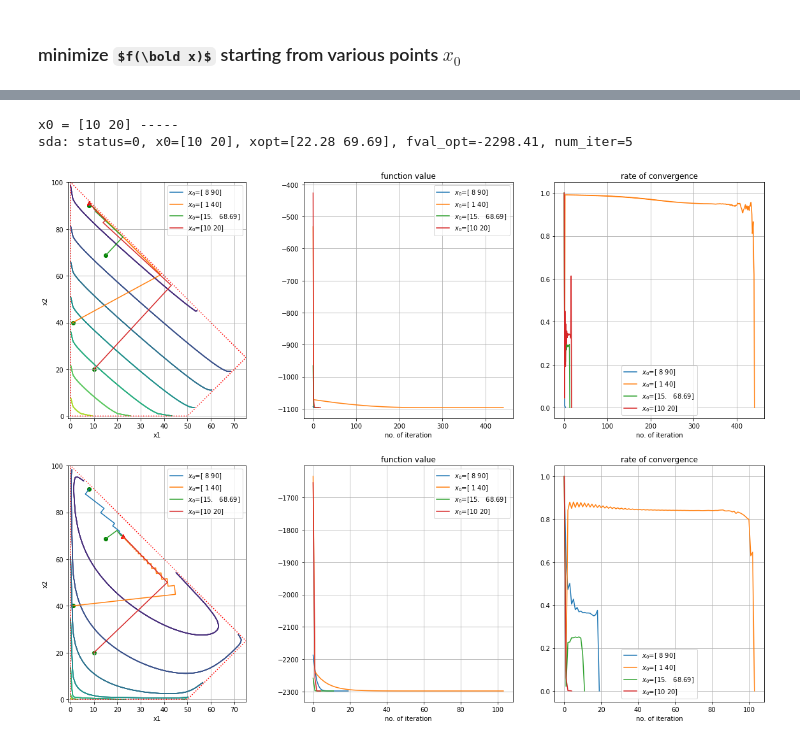
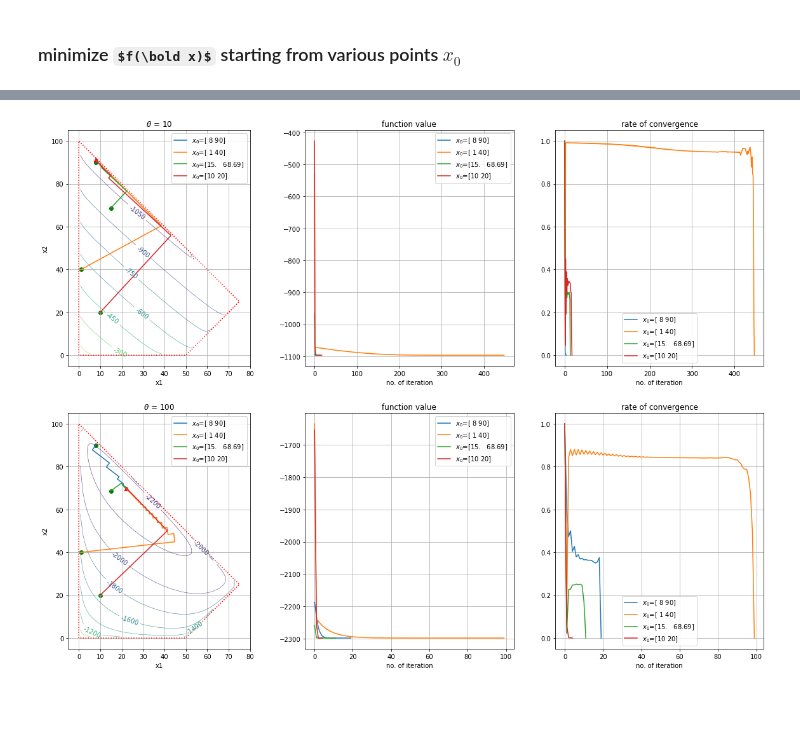
Before and after one commit to reingel/JSOPT, a Jupyter notebook: HW#1.ipynb, the cells around one changed output, grey strips where cells are left out. Cells and saved outputs as stored; diff of their text form; code cells hidden in the pictures; some formulas as TeX source; blank space fills up the shorter version.

```diff
--- a/HW#1.ipynb
+++ b/HW#1.ipynb
@@ -25,8 +25,8 @@ Q = Matrix([
 	[2, -1, 3]
 ])
 c = Vector([12, -47, -8])
-f = lambda x: 0.5 * x.T @ Q @ x + c @ x # an objective function f(x) (lambda function)
-gradf = lambda x: Q @ x + c # the gradient of f(x) (lambda function)
+f1 = lambda x: 0.5 * x.T @ Q @ x + c @ x
+gradf1 = lambda x: Q @ x + c
 # %% [markdown]
 ### minimize $f(\bold x)$ starting from various points $x_0$
 # %%
@@ -93,0 +114,2 @@ gradf = lambda x,th: np.array([-9+th*(1/(100-x[0]-x[1])-1/x[0]+1/(50-x[0]+x[1]))
+# %%
+f2_no_eps = lambda x,th: -9*x[0]-10*x[1]+th*(-np.log(100-x[0]-x[1])-np.log(x[0])-np.log(x[1])-np.log(50-x[0]+x[1]))
@@ -94,14 +131,12 @@ gradf = lambda x,th: np.array([-9+th*(1/(100-x[0]-x[1])-1/x[0]+1/(50-x[0]+x[1]))
 # %%
-
 def calc_alpha_max(x, d):
-    epsilon = 0.1
     alpha_max = 150
     if d[0] < 0:
-        alpha_max = min(alpha_max, (epsilon - x[0]) / d[0])
+        alpha_max = min(alpha_max, -x[0] / d[0])
     if d[1] < 0:
-        alpha_max = min(alpha_max, (epsilon - x[1]) / d[1])
+        alpha_max = min(alpha_max, -x[1] / d[1])
     if d[0] + d[1] > 0:
-        alpha_max = min(alpha_max, (100 - epsilon - x[0] - x[1]) / (d[0] + d[1]))
+        alpha_max = min(alpha_max, (100 - x[0] - x[1]) / (d[0] + d[1]))
     if d[0] - d[1] > 0:
-        alpha_max = min(alpha_max, (50 - epsilon - x[0] + x[1]) / (d[0] - d[1]))
+        alpha_max = min(alpha_max, (50 - x[0] + x[1]) / (d[0] - d[1]))
     return alpha_max
@@ -111,23 +144,34 @@ def calc_alpha_max(x, d):
 ### minimize $f(\bold x)$ starting from various points $x_0$
 # %%
 fig, ax = plt.subplots(2,3, figsize=(20,15))
+
 for k, th in enumerate([10, 100]): # iterate with two different parameters
 	print(f'th = {th} -----')
-	f_th = lambda x: f(x,th) # newly define a function of x only
-	gradf_th = lambda x: gradf(x,th)
 
-	ax[k][0].set_aspect(1.0)
-	ax[k][0].grid(True)
-	x = np.linspace(-1,75,75)
-	y = np.linspace(-1,100,100)
+	f_th = lambda x: f2(x,th) # define a function of x only
+	gradf_th = lambda x: gradf2(x,th)
+
+	ax[k,0].set_aspect(1.0)
+	ax[k,0].grid(True)
+	x = np.linspace(-5,80,75)
+	y = np.linspace(-5,105,100)
 	[xx, yy] = np.meshgrid(x, y)
 	zz = np.zeros_like(xx)
 	for i in range(len(x)):
 		for j in range(len(y)):
-			zz[j,i] = f_th(Vector((x[i],y[j])))
-	ax[k][0].plot([0, 0, 75, 50, 0], [0, 100, 25, 0, 0], linestyle='dotted', color='red')
-	ax[k][1].grid(True)
-	ax[k][2].grid(True)
+			zz[j,i] = f2_no_eps(Vector((x[i],y[j])),th) # f(x) without eps is used
+	cnt = ax[k,0].contour(xx, yy, zz, linewidths=0.5)
+	ax[k,0].clabel(cnt, fmt='%.0f')
+	ax[k,0].plot([0, 0, 75, 50, 0], [0, 100, 25, 0, 0], linestyle='dotted', color='red') # draw the feasible region
+	ax[k,0].set_title(r'$\theta$ = ' + f'{th}')
+	ax[k,0].set_xlabel('x1')
+	ax[k,0].set_ylabel('x2')
+	ax[k,1].grid(True)
+	ax[k,1].set_xlabel('no. of iteration')
+	ax[k,1].set_title('function value')
+	ax[k,2].grid(True)
+	ax[k,2].set_xlabel('no. of iteration')
+	ax[k,2].set_title('rate of convergence')
 
 	for x0 in [ # iterate with four different starting points
 		Vector([8, 90]),
@@ -135,27 +179,21 @@ for k, th in enumerate([10, 100]): # iterate with two different parameters
 		Vector([15, 68.69]),
 		Vector([10, 20])
 	]:
-		print(f'x0 = {x0} -----')
-
 		xopt, fval_opt, status, history = sda(f_th, gradf_th, x0, epsilon=1e-3, max_num_iter=1000, alpha_max=calc_alpha_max, ls_epsilon=1e-6)
 
 		print(f"sda: {status=}, x0={np.round(x0,2)}, xopt={np.round(xopt,2)}, fval_opt={np.round(fval_opt,2)}, num_iter={len(history['x'])}")
 
-		ax[k][0].contour(xx, yy, zz)
-		ax[k][0].plot(history['x'][:,0], history['x'][:,1], label=f'$x_0$={x0}')
-		ax[k][0].scatter(history['x'][0,0], history['x'][0,1], color='green')
-		ax[k][0].scatter(history['x'][-1,0], history['x'][-1,1], marker='^', color='red')
-		ax[k][0].legend(loc='upper right')
-		ax[k][0].set_xlabel('x1')
-		ax[k][0].set_ylabel('x2')
-		ax[k][1].plot(history['fval'], label=f'$x_0$={x0}')
-		ax[k][1].set_xlabel('no. of iteration')
-		ax[k][1].set_title('function value')
-		ax[k][1].legend(loc='best')
-		ax[k][2].plot(history['rate_conv'], label=f'$x_0$={x0}')
-		ax[k][2].set_xlabel('no. of iteration')
-		ax[k][2].set_title('rate of convergence')
-		ax[k][2].legend(loc='best')
+		ax[k,0].plot(history['x'][:,0], history['x'][:,1], label=f'$x_0$={x0}')
+		ax[k,0].scatter(history['x'][0,0], history['x'][0,1], color='green')
+		ax[k,0].scatter(history['x'][-1,0], history['x'][-1,1], marker='^', color='red')
+		ax[k,1].plot(history['fval'], label=f'$x_0$={x0}')
+		ax[k,2].plot(history['rate_conv'], label=f'$x_0$={x0}')
+
+for k in range(2):
+	ax[k,0].legend(loc='upper right')
+	ax[k,1].legend(loc='best')
+	ax[k,2].legend(loc='best')
+
 plt.show()
 # %% [output]
 th = 10 -----
@@ -177,3 +209 @@ sda: status=0, x0=[15.   68.69], xopt=[22.28 69.7 ], fval_opt=-2298.41, num_iter
-x0 = [10 20] -----
-sda: status=0, x0=[10 20], xopt=[22.28 69.69], fval_opt=-2298.41, num_iter=5
-[figure, old version]
+[figure, new version]
```
Also changed, not shown: parts of 7 cells of this notebook, 2 other files.
